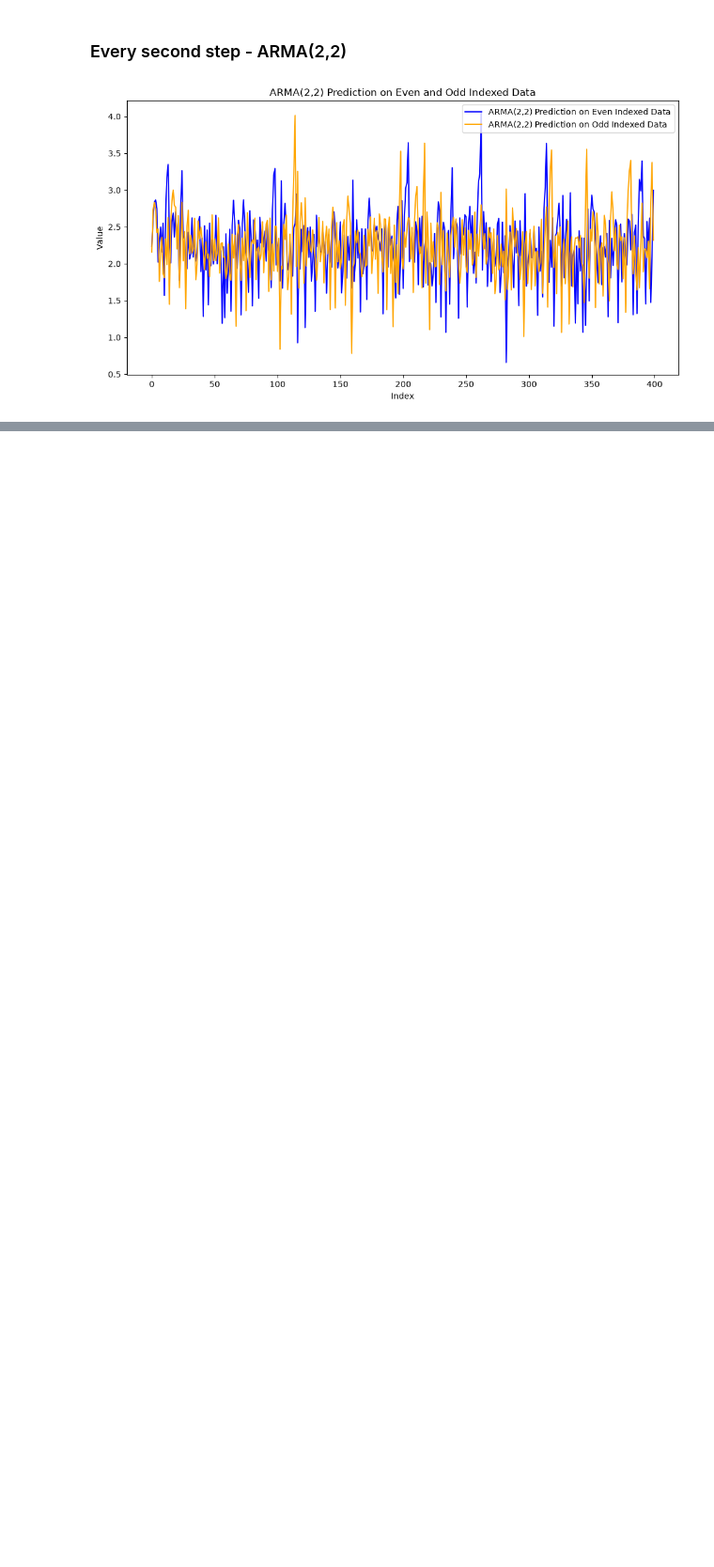
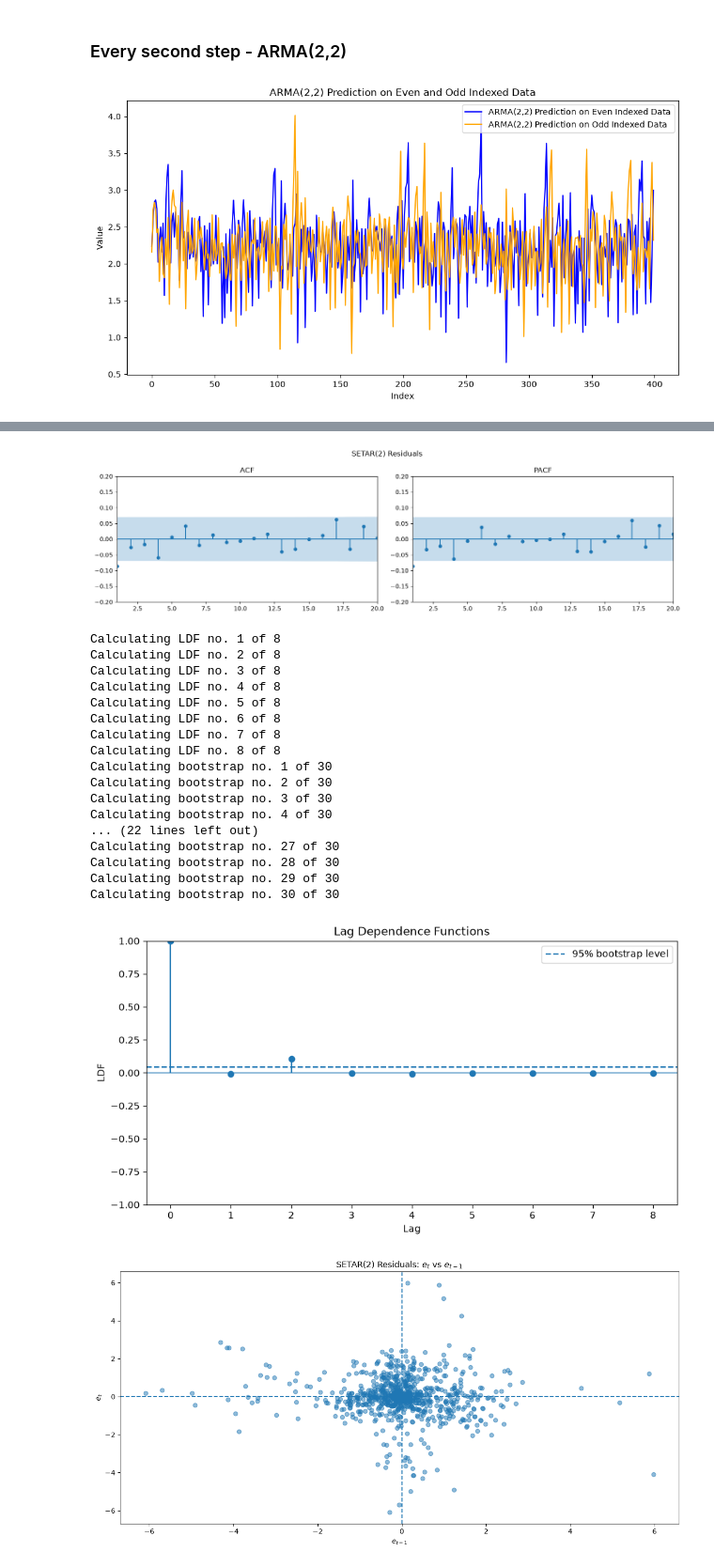
Before and after one commit to Husted42/advanced-time-series-analysis, a Jupyter notebook: assignment-1/part-5/part_5.ipynb, the cells around one changed output, grey strips where cells are left out. Shown at 94% size. Saved outputs shown, nothing was run; the diff lists cells and outputs as text; code cells hidden in the pictures; blank space fills up the shorter version.

```diff
--- a/assignment-1/part-5/part_5.ipynb
+++ b/assignment-1/part-5/part_5.ipynb
@@ -251,0 +486,51 @@ plt.show()
+# %%
+# Make the ACF and PACF plots of the residuals
+plot_acf_pacf(model['residuals'], lags=20, y_limit=0.2, filename=f"setar_residuals_acf_pacf.png", title=f"SETAR(2) Residuals")
+
+# Plot the ldf values
+lags_range = np.arange(1, 9)
+lags_max = max(lags_range)
+ldf_values, confidence_level = calculate_ldf(
+    x = model['residuals'],
+    lags = lags_range,
+    n_boot=30,
+    plot_fits=False,
+    random_state=42
+)
+plot_ldf(
+    lags = lags_range,
+    ldf_values = ldf_values,
+    confidence_level = confidence_level,
+    filename = f"setar_ldf_{lags_max}_plot.png"
+)
+
+# Plot the n-step residuals for the SETAR model
+residuals = model['residuals']
+for n_steps in n:
+    plot_n_step_residuals(
+        residuals=residuals,
+        n_steps=n_steps,
+        filename=f"setar_residuals_n_step_{n_steps}.png",
+        title=fr"SETAR(2) Residuals: $e_t$ vs $e_{{t-{n_steps}}}$"
+    )
+# %% [output]
+[figure, added]
+Calculating LDF no. 1 of 8
+Calculating LDF no. 2 of 8
+Calculating LDF no. 3 of 8
+Calculating LDF no. 4 of 8
+Calculating LDF no. 5 of 8
+Calculating LDF no. 6 of 8
+Calculating LDF no. 7 of 8
+Calculating LDF no. 8 of 8
+Calculating bootstrap no. 1 of 30
+Calculating bootstrap no. 2 of 30
+Calculating bootstrap no. 3 of 30
+Calculating bootstrap no. 4 of 30
+... (22 lines left out)
+Calculating bootstrap no. 27 of 30
+Calculating bootstrap no. 28 of 30
+Calculating bootstrap no. 29 of 30
+Calculating bootstrap no. 30 of 30
+[figure, added]
+[figure, added]
```
Also changed, not shown: parts of 8 cells of this notebook, 10 other files.
